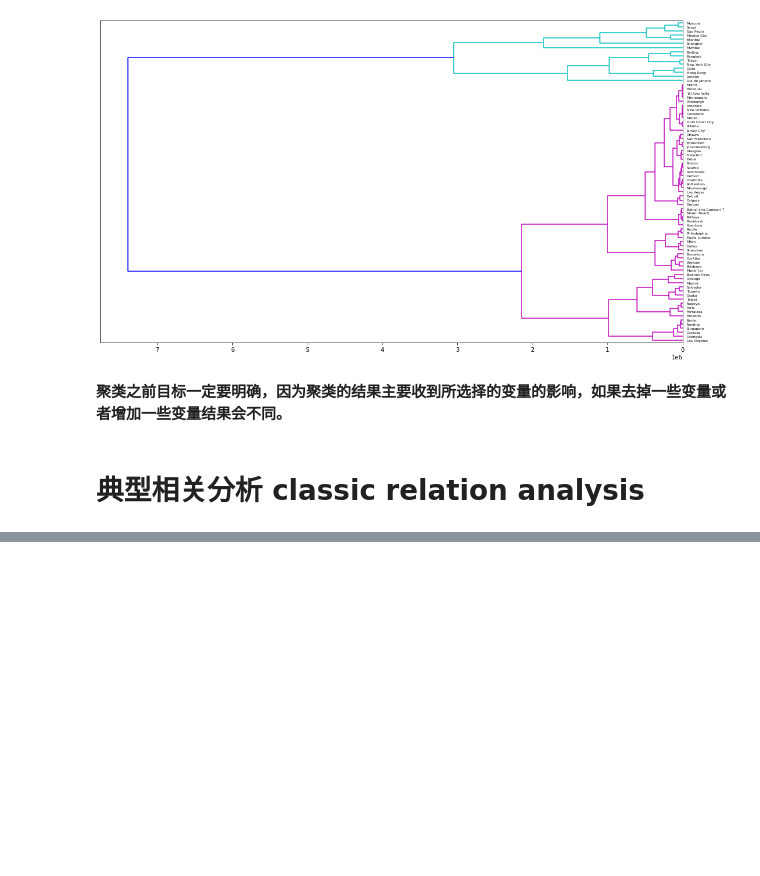
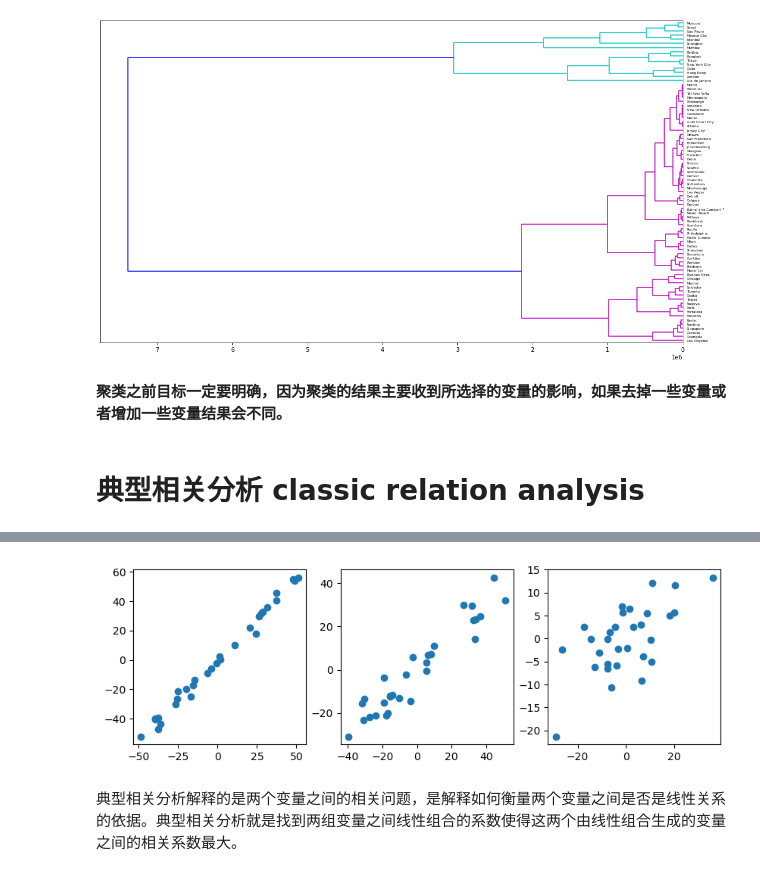
Before and after one commit to Mungeryang/Statistics-from-data-to-conclusion-5e, a Jupyter notebook: notebook/chapter6.ipynb, the cells around one changed output, grey strips where cells are left out. Drawn from its saved outputs; the diff is of its cells as text; code cells hidden in the pictures; blank space fills up the shorter version.

```diff
--- a/notebook/chapter6.ipynb
+++ b/notebook/chapter6.ipynb
@@ -205,0 +210,12 @@ set_link_color_palette(None)
+# %%
+tv = pd.read_csv('../data/tv.txt',sep='\s+')
+
+x = tv.iloc[:,:3]
+y = tv.iloc[:,3:]
+cca = CCA(n_components=3,scale=False)
+cca.fit(x,y)
+
+print('cca.x_weights:\n',cca.x_weights_)
+print("cca.y_weights:\n",cca.y_weights_)
+print("cca.x_loadings:\n",cca.x_loadings_)
+print("cca.y_loadings:\n",cca.y_loadings_)
@@ -205,0 +239,12 @@ set_link_color_palette(None)
+# %%
+#print("cca.x_score:\n",cca.x_scores_)
+#print("cca.y_score:\n",cca.y_scores_)
+fig = plt.figure(figsize=(10,3))
+for i in range(3):
+    fig.add_subplot(1,3,i+1)
+    plt.scatter(cca.x_scores_[:,i],cca.y_scores_[:,i])
+plt.show()
+# %% [output]
+[figure, added]
+# %% [markdown]
+典型相关分析解释的是两个变量之间的相关问题，是解释如何衡量两个变量之间是否是线性关系的依据。典型相关分析就是找到两组变量之间线性组合的系数使得这两个由线性组合生成的变量之间的相关系数最大。
```
Also changed, not shown: parts of 3 cells of this notebook, 2 other files.
